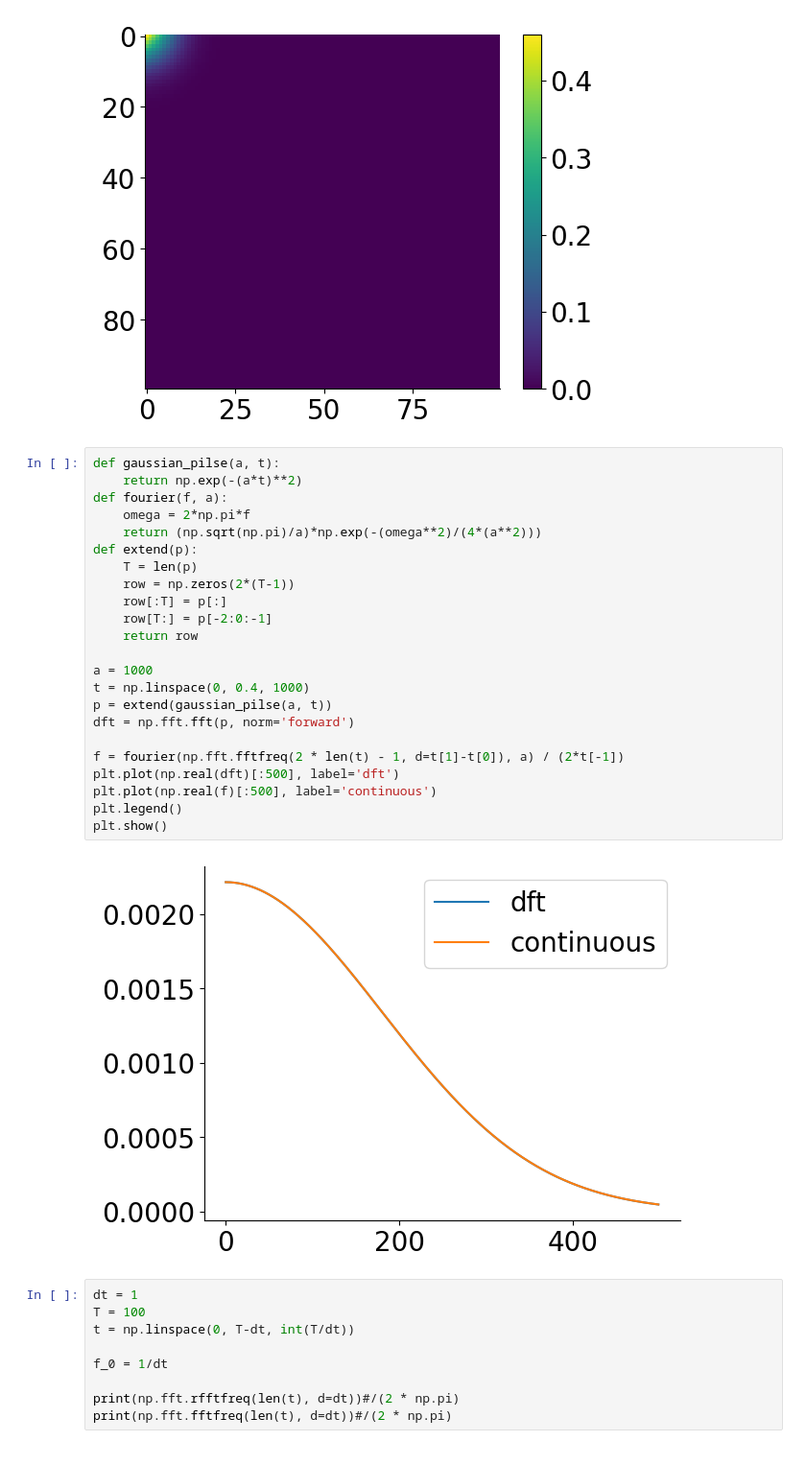
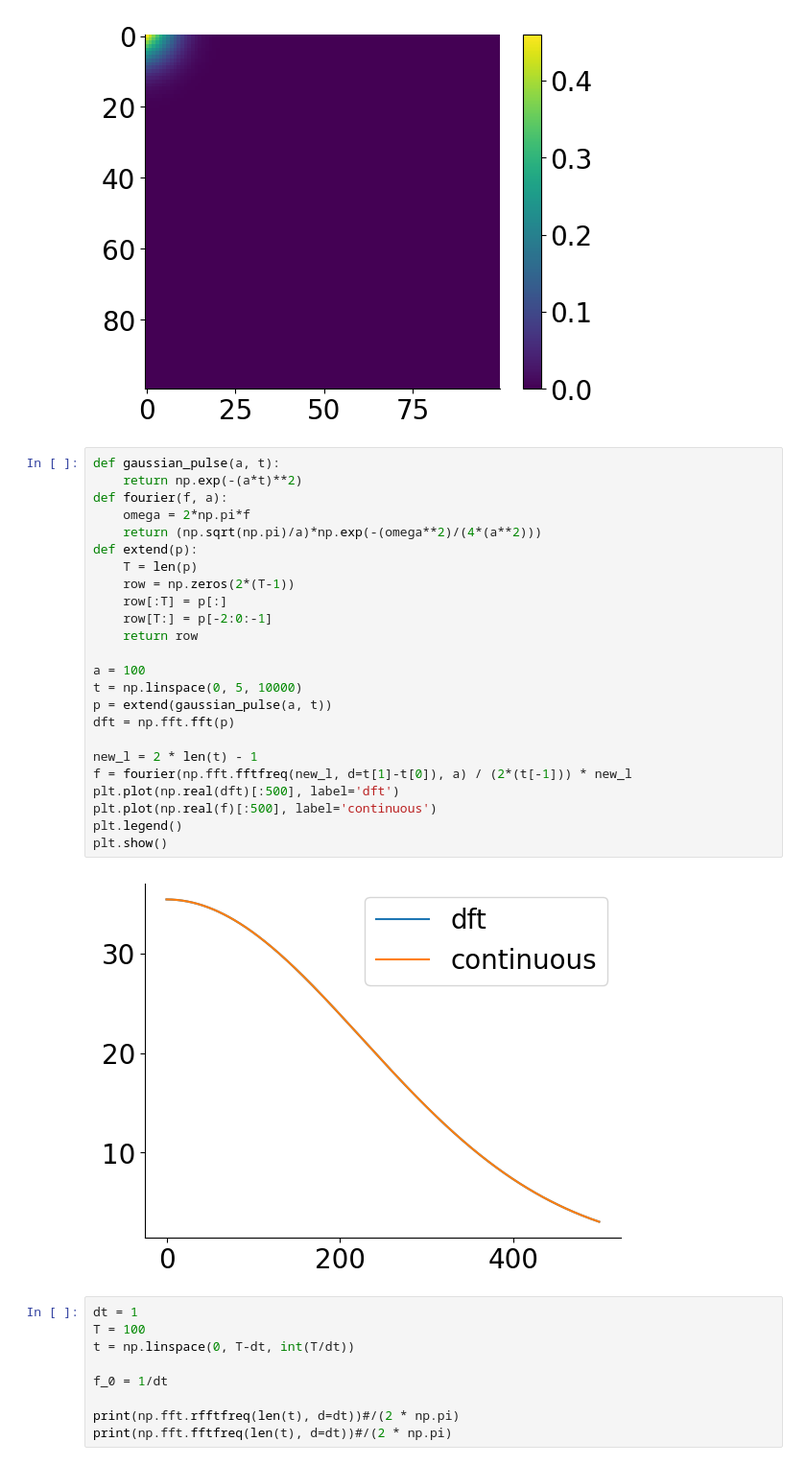
Before and after one commit to ayush1301/mgplvm-pytorch, a Jupyter notebook: k_half.ipynb, the cells around one changed output. Shown at 96% size. Cells and saved outputs as stored; diff of their text form.

```diff
--- a/k_half.ipynb
+++ b/k_half.ipynb
@@ -100,30 +103,31 @@ plt.show()
  2.71392756e-001 2.79657896e-001]
 [figure]
 # %%
-def gaussian_pilse(a, t):
+def gaussian_pulse(a, t):
     return np.exp(-(a*t)**2)
 def fourier(f, a):
     omega = 2*np.pi*f
     return (np.sqrt(np.pi)/a)*np.exp(-(omega**2)/(4*(a**2)))
 def extend(p):
     T = len(p)
     row = np.zeros(2*(T-1))
     row[:T] = p[:]
     row[T:] = p[-2:0:-1]
     return row
 
-a = 1000
-t = np.linspace(0, 0.4, 1000)
-p = extend(gaussian_pilse(a, t))
-dft = np.fft.fft(p, norm='forward')
+a = 100
+t = np.linspace(0, 5, 10000)
+p = extend(gaussian_pulse(a, t))
+dft = np.fft.fft(p)
 
-f = fourier(np.fft.fftfreq(2 * len(t) - 1, d=t[1]-t[0]), a) / (2*t[-1])
+new_l = 2 * len(t) - 1
+f = fourier(np.fft.fftfreq(new_l, d=t[1]-t[0]), a) / (2*(t[-1])) * new_l
 plt.plot(np.real(dft)[:500], label='dft')
 plt.plot(np.real(f)[:500], label='continuous')
 plt.legend()
 plt.show()
 # %% [output]
-[figure, old version]
+[figure, new version]
 # %%
 dt = 1
 T = 100
```
Also changed, not shown: parts of 4 cells of this notebook.
